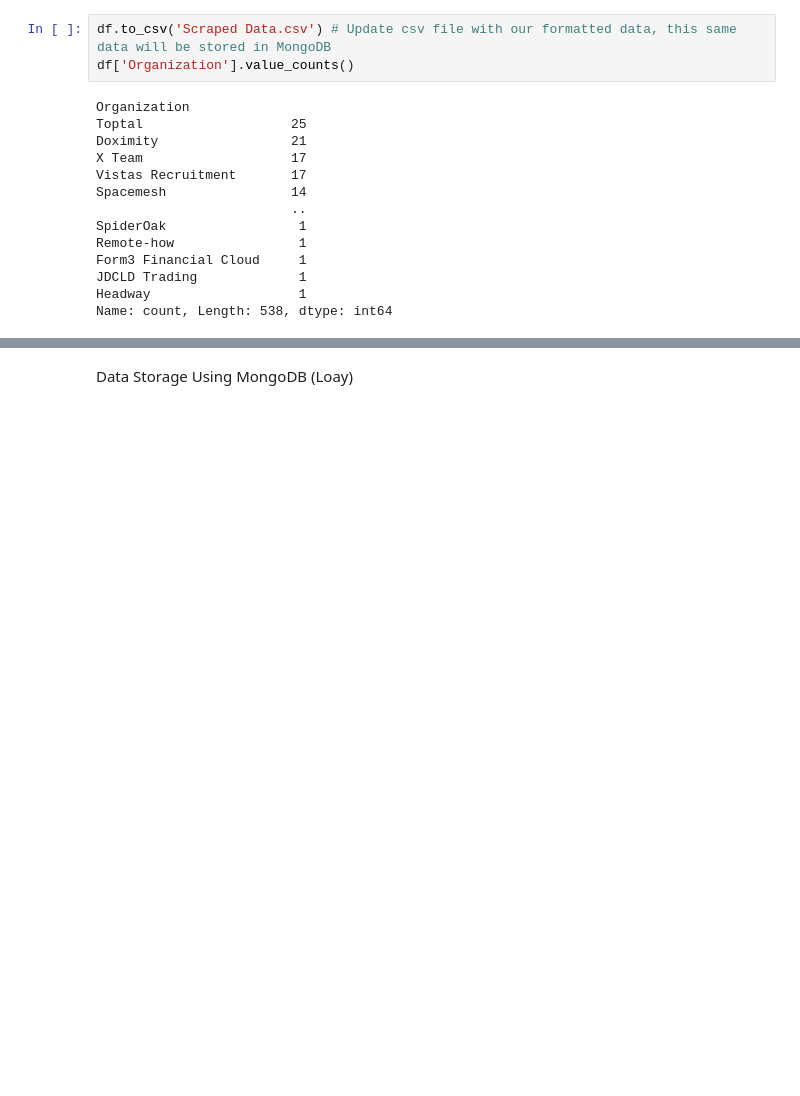
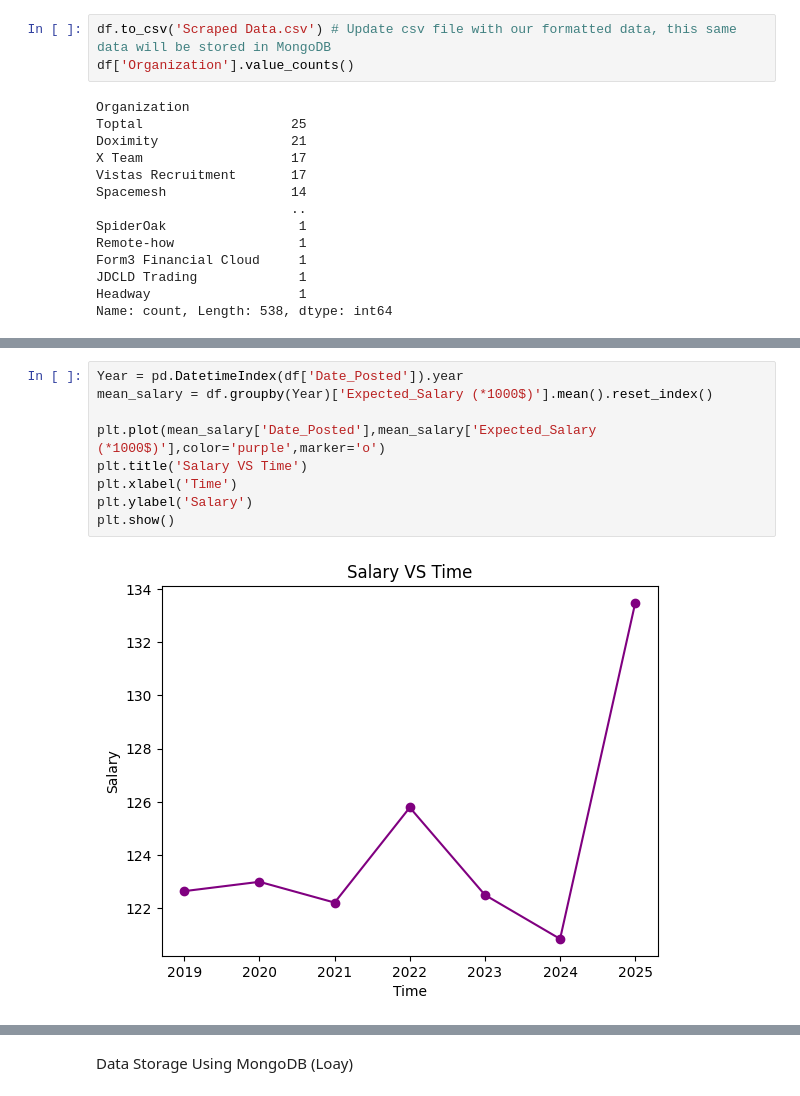
Before and after one commit to LM-74/ToolsProject, a Jupyter notebook: WebScraping.ipynb, the cells around one changed output, grey strips where cells are left out. Saved outputs shown, nothing was run; the diff lists cells and outputs as text; blank space fills up the shorter version.

```diff
--- a/WebScraping.ipynb
+++ b/WebScraping.ipynb
@@ -647,0 +651,11 @@ Name: count, Length: 538, dtype: int64
+# %%
+Year = pd.DatetimeIndex(df['Date_Posted']).year
+mean_salary = df.groupby(Year)['Expected_Salary (*1000$)'].mean().reset_index()
+
+plt.plot(mean_salary['Date_Posted'],mean_salary['Expected_Salary (*1000$)'],color='purple',marker='o')
+plt.title('Salary VS Time')
+plt.xlabel('Time')
+plt.ylabel('Salary')
+plt.show()
+# %% [output]
+[figure, added]
```
Also changed, not shown: parts of 6 cells of this notebook.
